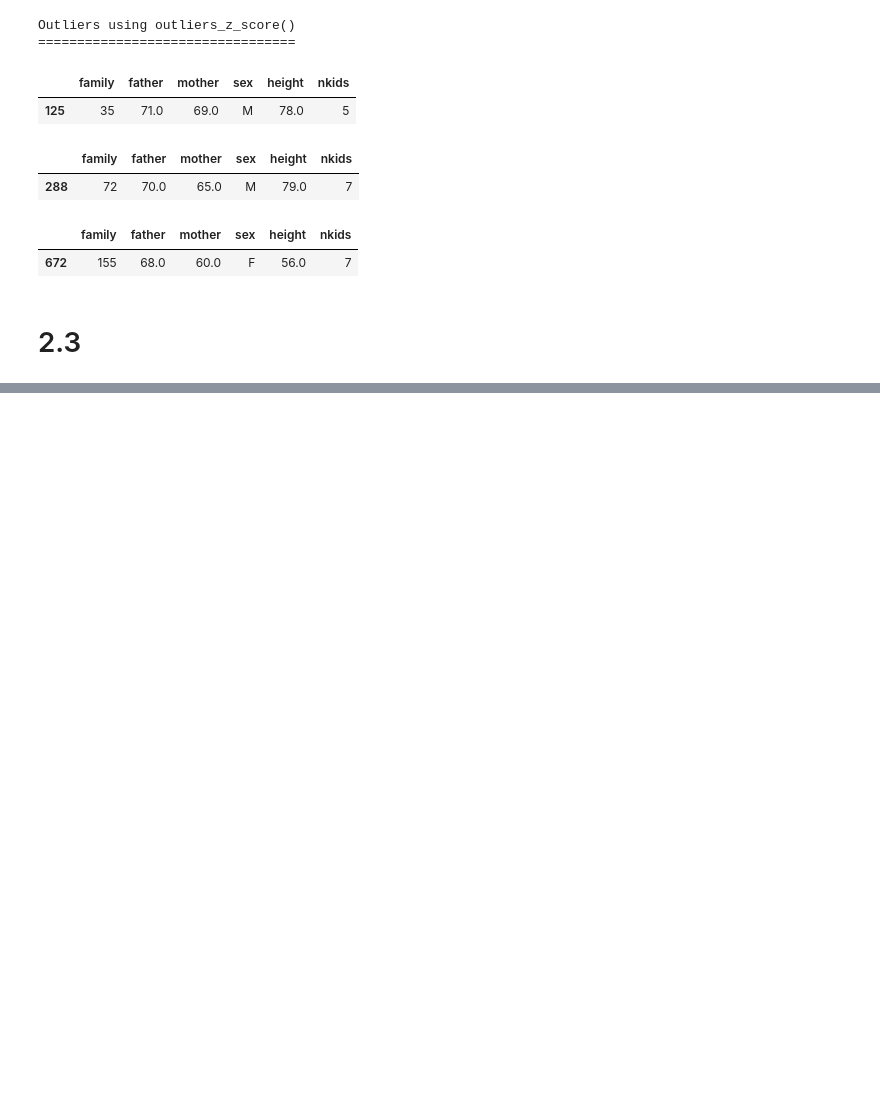
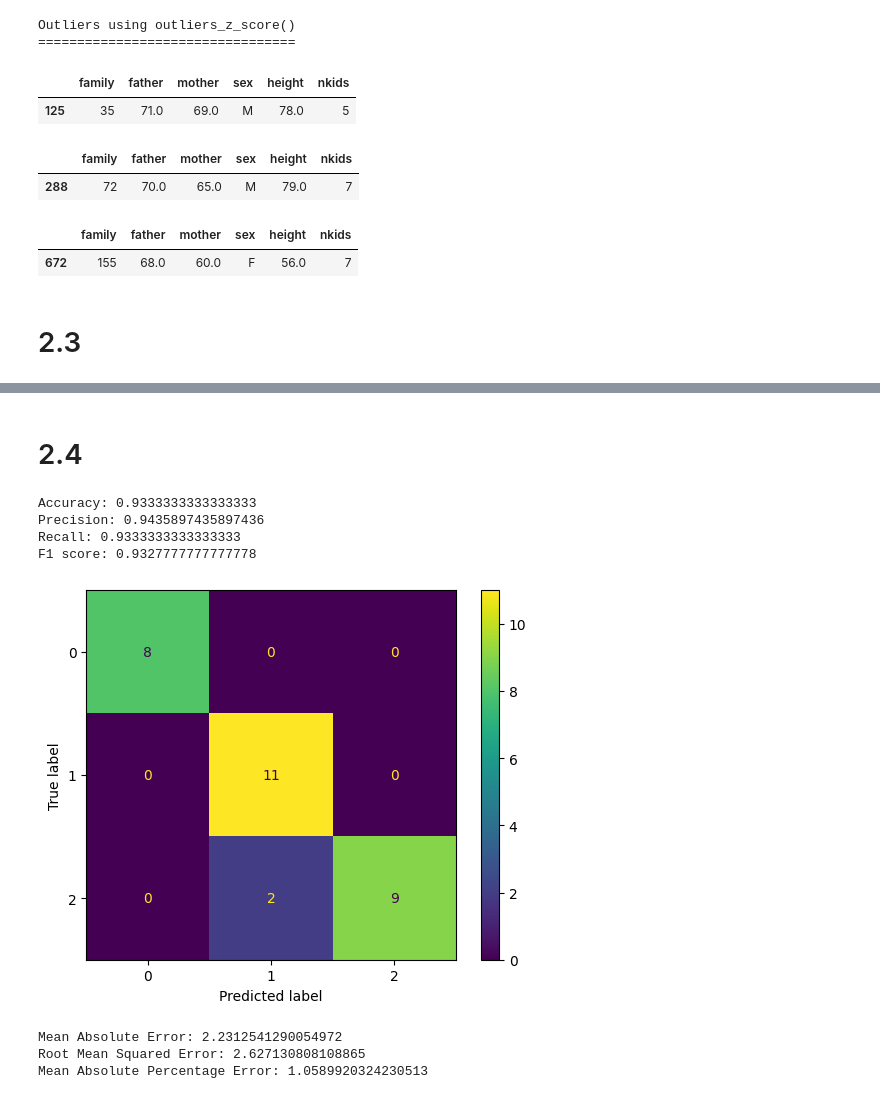
Before and after one commit to tien226anh/school_docs, a Jupyter notebook: intel_system/homeworks/bai2/bai2.ipynb, the cells around one changed output, grey strips where cells are left out. Cells and saved outputs as stored; diff of their text form; code cells hidden in the pictures; blank space fills up the shorter version.

```diff
--- a/intel_system/homeworks/bai2/bai2.ipynb
+++ b/intel_system/homeworks/bai2/bai2.ipynb
@@ -598,0 +675,77 @@ array([[10,  0,  0],
+# %% [markdown]
+# 2.4
+# %%
+import pandas as pd
+import numpy as np
+from sklearn.model_selection import train_test_split
+from sklearn.datasets import load_iris
+from sklearn.tree import DecisionTreeClassifier
+import seaborn as sns
+import matplotlib.pyplot as plt
+from sklearn.metrics import accuracy_score, recall_score, precision_score, f1_score
+from sklearn import metrics
+
+iris = load_iris()
+X = iris.data
+y = iris.target
+X_train, X_test, y_train, y_test = train_test_split(
+    X, y, test_size=0.2, random_state=20
+)
+tree = DecisionTreeClassifier()
+tree.fit(X_train, y_train)
+y_pred = tree.predict(X_test)
+print("Accuracy:", accuracy_score(y_test, y_pred))
+print("Precision:", precision_score(y_test, y_pred, average="weighted"))
+print("Recall:", recall_score(y_test, y_pred, average="weighted"))
+print("F1 score:", f1_score(y_test, y_pred, average="weighted"))
+
+confusion_matrix = metrics.confusion_matrix(y_test, y_pred)
+cm_display = metrics.ConfusionMatrixDisplay(
+    confusion_matrix=confusion_matrix, display_labels=[0, 1, 2]
+)
+cm_display.plot()
+plt.show()
+# %% [output]
+Accuracy: 0.9333333333333333
+Precision: 0.9435897435897436
+Recall: 0.9333333333333333
+F1 score: 0.9327777777777778
+[figure, added]
+# %%
+import numpy as np
+import pandas as pd
+from sklearn.model_selection import train_test_split
+from sklearn.linear_model import LinearRegression
+from sklearn.metrics import (
+    mean_absolute_error,
+    mean_squared_error,
+    mean_absolute_percentage_error,
+)
+
+df = pd.read_csv("data/weather.csv")
+X = df.iloc[:, 2].values
+y = df.iloc[:, 3].values
+X_train, X_test, y_train, y_test = train_test_split(
+    X, y, test_size=0.2, random_state=20
+)
+
+X_train = X_train.reshape(-1, 1)
+X_test = X_test.reshape(-1, 1)
+regression = LinearRegression()
+regression.fit(X_train, y_train)
+y_pred = regression.predict(X_test)
+
+mae = mean_absolute_error(y_test, y_pred)
+print("Mean Absolute Error:", mae)
+
+rmse = mean_squared_error(y_test, y_pred, squared=False)
+print("Root Mean Squared Error:", rmse)
+
+mape = mean_absolute_percentage_error(
+    y_test, y_pred, sample_weight=None, multioutput="uniform_average"
+)
+print("Mean Absolute Percentage Error:", mape)
+# %% [output]
+Mean Absolute Error: 2.2312541290054972
+Root Mean Squared Error: 2.627130808108865
+Mean Absolute Percentage Error: 1.0589920324230513
```
Also changed, not shown: parts of 78 cells of this notebook, 7 other files.
